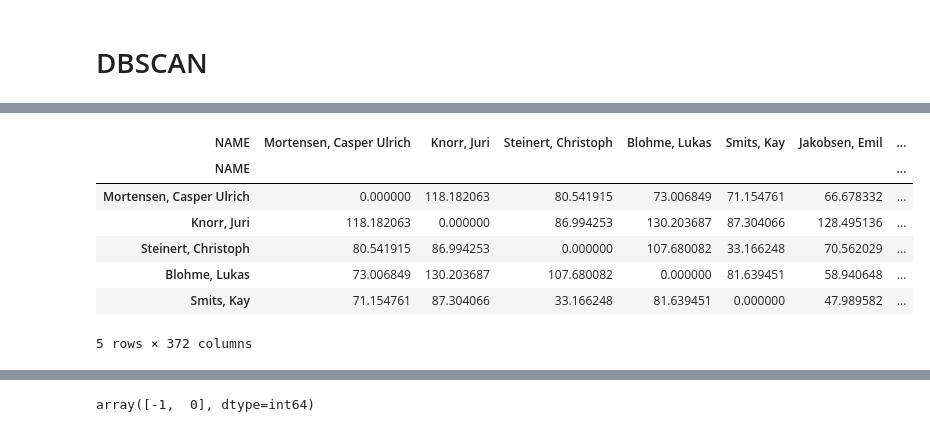
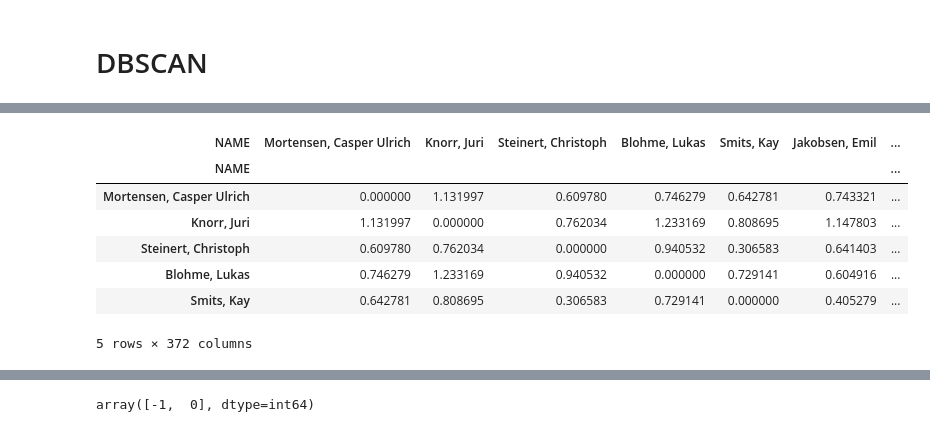
Before and after one commit to NemanjaGojkovic/Primena_naprednih_metoda_klasterovanja_u_rukometnoj_Bundes_ligi, a Jupyter notebook: Analiza podataka.ipynb, the cells around one changed output, grey strips where cells are left out. Drawn from its saved outputs; the diff is of its cells as text; code cells hidden in the pictures.

```diff
--- a/Analiza podataka.ipynb
+++ b/Analiza podataka.ipynb
@@ -132,4 +130,8 @@ df=df.join(pd.get_dummies(df.POSITION))
-# %%
-df=df.drop('POSITION', axis=1)
 # %% [markdown]
 # DBSCAN
+# %%
+df_prep=df.drop(['POSITION', 'YC', 'HPI', 'RC', 'FG'], axis=1)
+# %%
+from sklearn.preprocessing import MaxAbsScaler
+scaler=MaxAbsScaler()
+scaler.fit(df_prep)
@@ -135,0 +140,4 @@ df=df.drop('POSITION', axis=1)
+# %%
+np_norm=scaler.transform(df_prep)
+df_norm=pd.DataFrame(np_norm, columns=df_prep.columns, index=df_prep.index)
+df_norm
@@ -136,16 +159,16 @@ df=df.drop('POSITION', axis=1)
 # %%
 from scipy.spatial import distance_matrix
-dist_matrix=distance_matrix(df.values, df.values)
-dist_matrix=pd.DataFrame(dist_matrix, index=df.index, columns=df.index)
+dist_matrix=distance_matrix(df_norm.values, df_norm.values)
+dist_matrix=pd.DataFrame(dist_matrix, index=df_norm.index, columns=df_norm.index)
 dist_matrix.head()
 # %% [output]
 | NAME | Mortensen, Casper Ulrich | Knorr, Juri | Steinert, Christoph | Blohme, Lukas | Smits, Kay | Jakobsen, Emil | ... |
 | NAME |  |  |  |  |  |  | ... |
-| Mortensen, Casper Ulrich | 0.000000 | 118.182063 | 80.541915 | 73.006849 | 71.154761 | 66.678332 | ... |
-| Knorr, Juri | 118.182063 | 0.000000 | 86.994253 | 130.203687 | 87.304066 | 128.495136 | ... |
-| Steinert, Christoph | 80.541915 | 86.994253 | 0.000000 | 107.680082 | 33.166248 | 70.562029 | ... |
-| Blohme, Lukas | 73.006849 | 130.203687 | 107.680082 | 0.000000 | 81.639451 | 58.940648 | ... |
-| Smits, Kay | 71.154761 | 87.304066 | 33.166248 | 81.639451 | 0.000000 | 47.989582 | ... |
+| Mortensen, Casper Ulrich | 0.000000 | 1.131997 | 0.609780 | 0.746279 | 0.642781 | 0.743321 | ... |
+| Knorr, Juri | 1.131997 | 0.000000 | 0.762034 | 1.233169 | 0.808695 | 1.147803 | ... |
+| Steinert, Christoph | 0.609780 | 0.762034 | 0.000000 | 0.940532 | 0.306583 | 0.641403 | ... |
+| Blohme, Lukas | 0.746279 | 1.233169 | 0.940532 | 0.000000 | 0.729141 | 0.604916 | ... |
+| Smits, Kay | 0.642781 | 0.808695 | 0.306583 | 0.729141 | 0.000000 | 0.405279 | ... |
 5 rows × 372 columns
 # %%
 four_dist=[]
```
Also changed, not shown: parts of 15 cells of this notebook.
